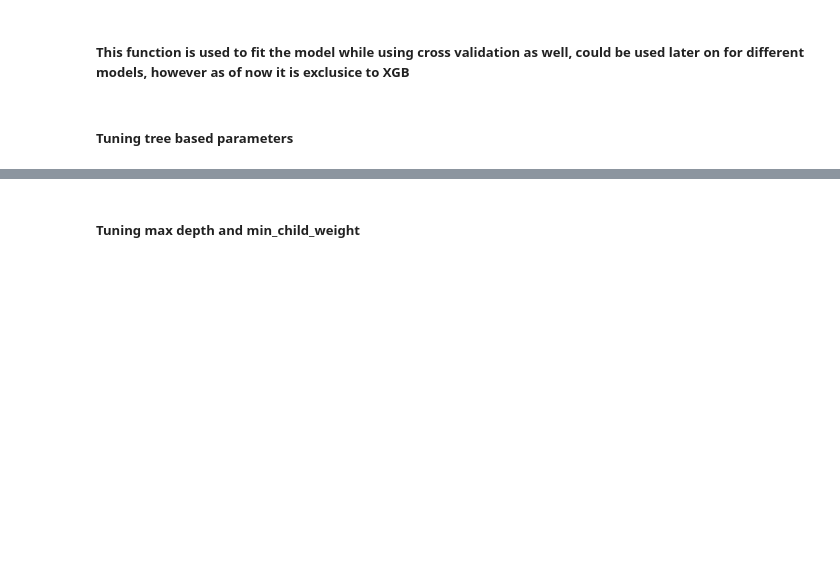
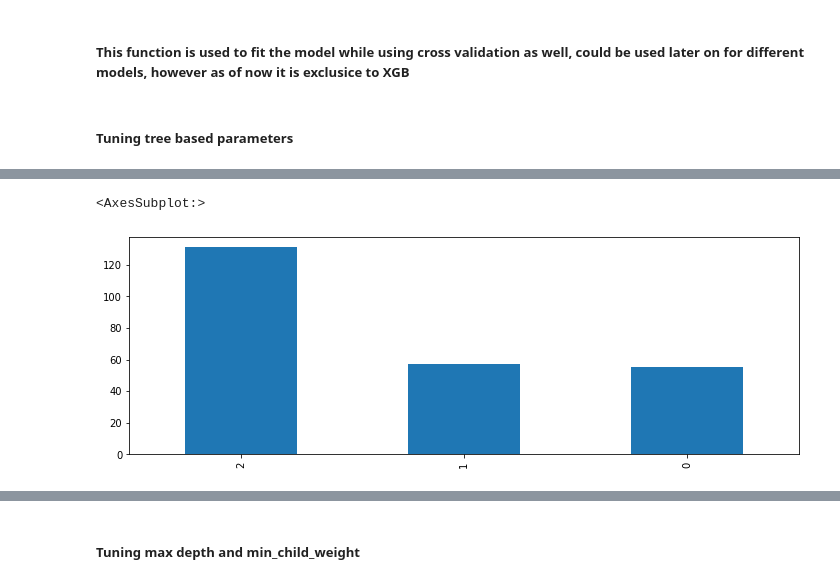
Before and after one commit to reusability/research, a Jupyter notebook: XGBoost Analysis Tool.ipynb, the cells around one changed output, grey strips where cells are left out. Cells and saved outputs as stored; diff of their text form; code cells hidden in the pictures; blank space fills up the shorter version.

```diff
--- a/XGBoost Analysis Tool.ipynb
+++ b/XGBoost Analysis Tool.ipynb
@@ -64,3 +63,10 @@ def modelfit(alg, dtrain, predictors,useTrainCV=True, cv_folds=5, early_stopping
     plt.ylabel('Feature Importance Score')
 # %% [markdown]
 ##### Tuning tree based parameters
+# %%
+def f(x):
+    if x['maven_reuse'] < 42: return 0
+    elif x['maven_reuse'] < 106 and x['maven_reuse']>=42: return 1
+    else: return 2
+
+train['reuse'] = train.apply(f, axis=1)
@@ -66,0 +83,5 @@ def modelfit(alg, dtrain, predictors,useTrainCV=True, cv_folds=5, early_stopping
+# %%
+train.reuse.value_counts().plot(kind='bar')
+# %% [output]
+<AxesSubplot:>
+[figure, added]
```
Also changed, not shown: parts of 13 cells of this notebook.
